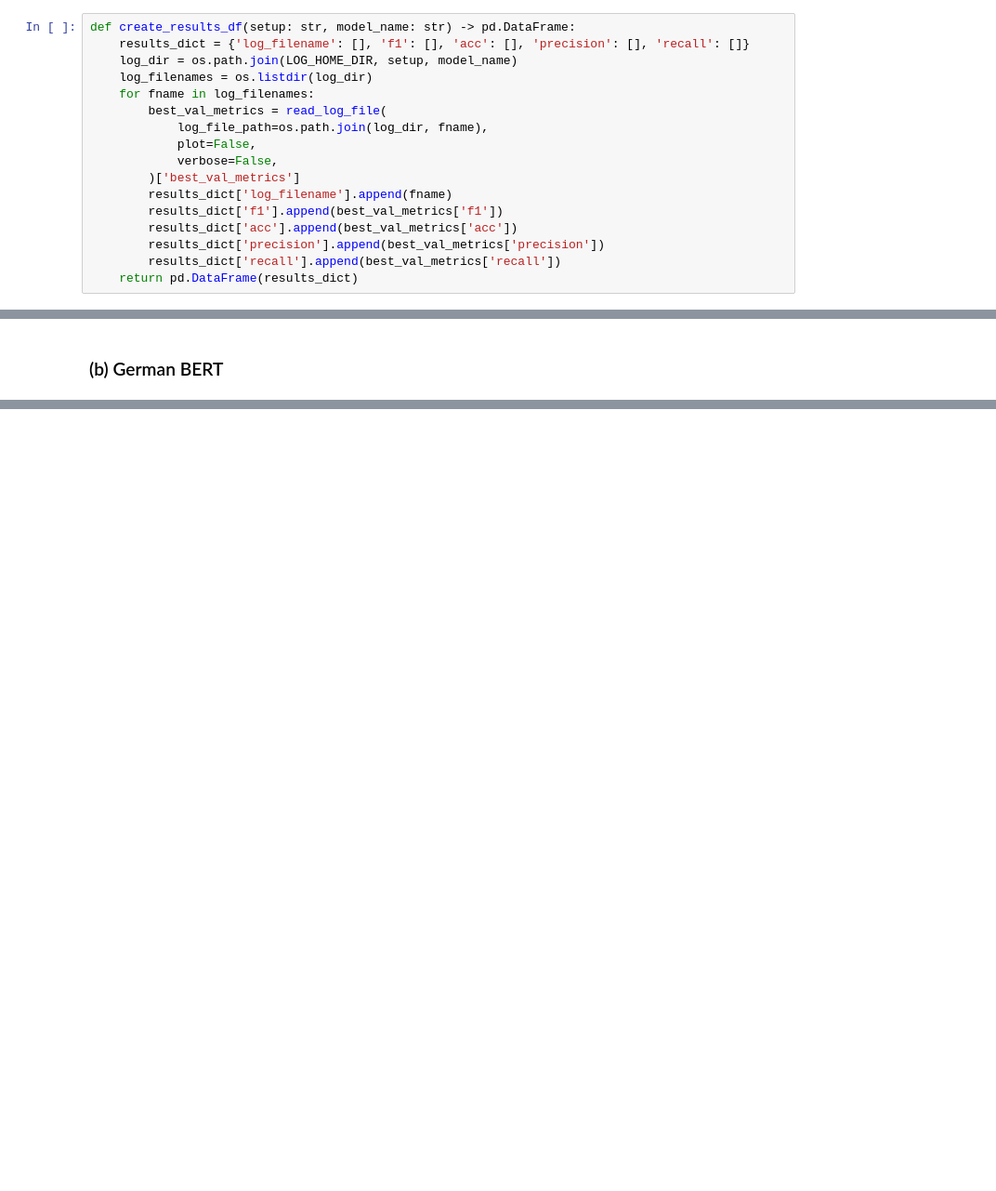
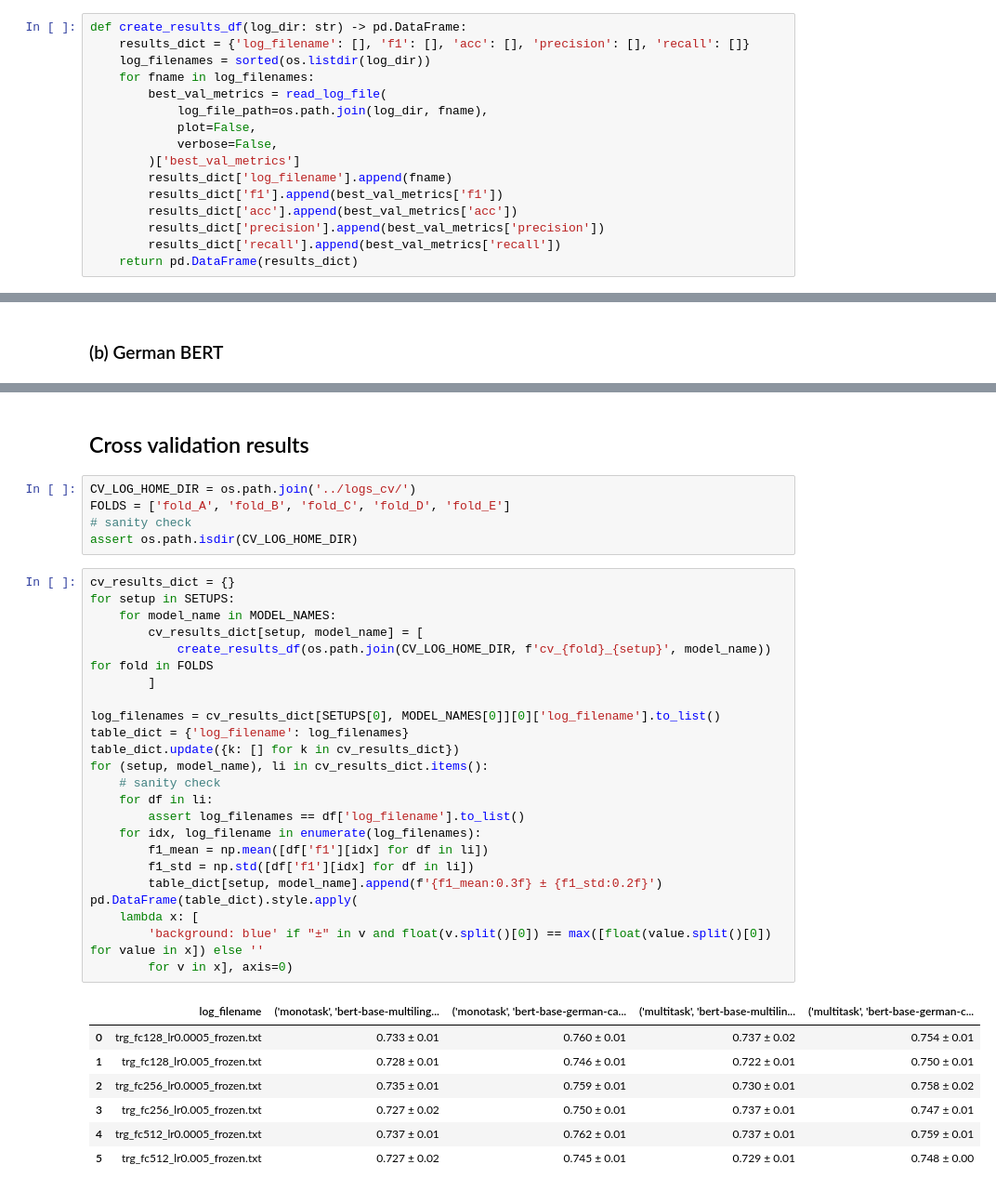
Before and after one commit to subhadarship/GermEval2021, a Jupyter notebook: notebooks/tabulate_results.ipynb, the cells around one changed output, grey strips where cells are left out. Shown: that part at 93% size. Saved outputs shown, nothing was run; the diff lists cells and outputs as text; blank space fills up the shorter version.

Commit message:
added tabulate results for cross-validation folds with mean and std

```diff
--- a/notebooks/tabulate_results.ipynb
+++ b/notebooks/tabulate_results.ipynb
@@ -34,10 +35,9 @@ def get_best_score_from_dict(di: dict) -> dict:
         'v': max_val,
     }
 # %%
-def create_results_df(setup: str, model_name: str) -> pd.DataFrame:
+def create_results_df(log_dir: str) -> pd.DataFrame:
     results_dict = {'log_filename': [], 'f1': [], 'acc': [], 'precision': [], 'recall': []}
-    log_dir = os.path.join(LOG_HOME_DIR, setup, model_name)
-    log_filenames = os.listdir(log_dir)
+    log_filenames = sorted(os.listdir(log_dir))
     for fname in log_filenames:
         best_val_metrics = read_log_file(
             log_file_path=os.path.join(log_dir, fname),
@@ -163,3 +167,41 @@ create_results_df('multitask', 'bert-base-german-cased').style.highlight_max(col
 | 15 | trg_fc512_lr0.005_trainable.txt | 0.254023 | 0.340524 | 0.170262 | 0.500000 |
 | 16 | trg_fc512_lr0.05_frozen.txt | 0.651136 | 0.654854 | 0.675006 | 0.692361 |
 | 17 | trg_fc512_lr0.05_trainable.txt | 0.254023 | 0.340524 | 0.170262 | 0.500000 |
+# %% [markdown]
+## Cross validation results
+# %%
+CV_LOG_HOME_DIR = os.path.join('../logs_cv/')
+FOLDS = ['fold_A', 'fold_B', 'fold_C', 'fold_D', 'fold_E']
+# sanity check
+assert os.path.isdir(CV_LOG_HOME_DIR)
+# %%
+cv_results_dict = {}
+for setup in SETUPS:
+    for model_name in MODEL_NAMES:
+        cv_results_dict[setup, model_name] = [
+            create_results_df(os.path.join(CV_LOG_HOME_DIR, f'cv_{fold}_{setup}', model_name)) for fold in FOLDS
+        ]
+
+log_filenames = cv_results_dict[SETUPS[0], MODEL_NAMES[0]][0]['log_filename'].to_list()
+table_dict = {'log_filename': log_filenames}
+table_dict.update({k: [] for k in cv_results_dict})
+for (setup, model_name), li in cv_results_dict.items():
+    # sanity check
+    for df in li:
+        assert log_filenames == df['log_filename'].to_list()
+    for idx, log_filename in enumerate(log_filenames):
+        f1_mean = np.mean([df['f1'][idx] for df in li])
+        f1_std = np.std([df['f1'][idx] for df in li])
+        table_dict[setup, model_name].append(f'{f1_mean:0.3f} ± {f1_std:0.2f}')
+pd.DataFrame(table_dict).style.apply(
+    lambda x: [
+        'background: blue' if "±" in v and float(v.split()[0]) == max([float(value.split()[0]) for value in x]) else ''
+        for v in x], axis=0)
+# %% [output]
+|  | log_filename | ('monotask', 'bert-base-multiling... | ('monotask', 'bert-base-german-ca... | ('multitask', 'bert-base-multilin... | ('multitask', 'bert-base-german-c... |
+| 0 | trg_fc128_lr0.0005_frozen.txt | 0.733 ± 0.01 | 0.760 ± 0.01 | 0.737 ± 0.02 | 0.754 ± 0.01 |
+| 1 | trg_fc128_lr0.005_frozen.txt | 0.728 ± 0.01 | 0.746 ± 0.01 | 0.722 ± 0.01 | 0.750 ± 0.01 |
+| 2 | trg_fc256_lr0.0005_frozen.txt | 0.735 ± 0.01 | 0.759 ± 0.01 | 0.730 ± 0.01 | 0.758 ± 0.02 |
+| 3 | trg_fc256_lr0.005_frozen.txt | 0.727 ± 0.02 | 0.750 ± 0.01 | 0.737 ± 0.01 | 0.747 ± 0.01 |
+| 4 | trg_fc512_lr0.0005_frozen.txt | 0.737 ± 0.01 | 0.762 ± 0.01 | 0.737 ± 0.01 | 0.759 ± 0.01 |
+| 5 | trg_fc512_lr0.005_frozen.txt | 0.727 ± 0.02 | 0.745 ± 0.01 | 0.729 ± 0.01 | 0.748 ± 0.00 |
```
Also changed, not shown: parts of 6 cells of this notebook.
